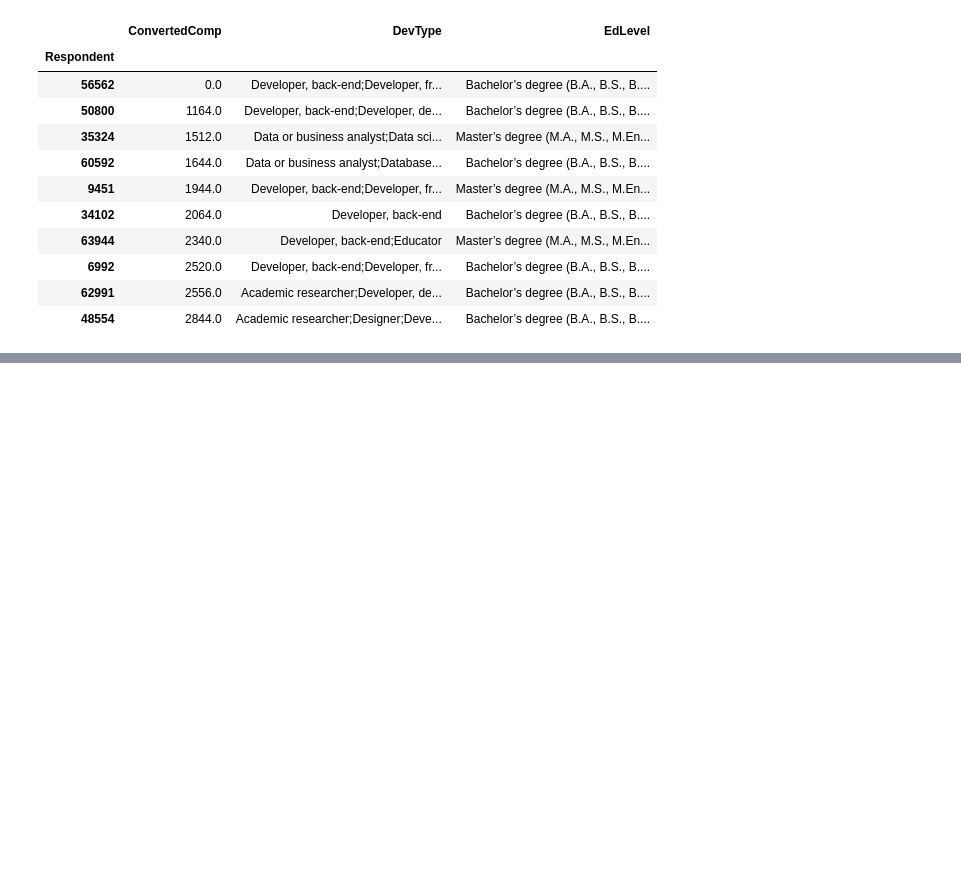
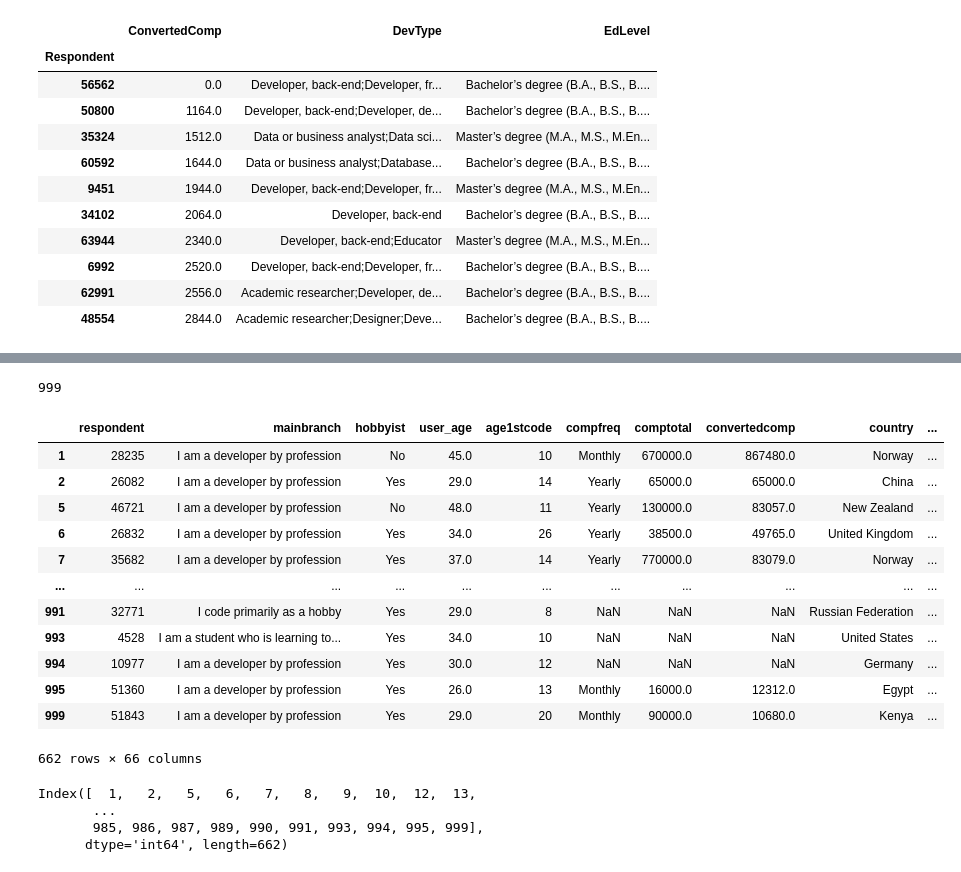
Before and after one commit to znxayn/learning_git, a Jupyter notebook: Panda_sorting_updating.ipynb, the cells around one changed output, grey strips where cells are left out. Cells and saved outputs as stored; diff of their text form; code cells hidden in the pictures; blank space fills up the shorter version.

```diff
--- a/Panda_sorting_updating.ipynb
+++ b/Panda_sorting_updating.ipynb
@@ -271,0 +797,2 @@ poorest_users[['ConvertedComp', 'DevType', 'EdLevel']] # 查看这些用户的
+# %%
+survey_df[['job_fac1', 'job_fac2', 'job_fac3']] = survey_df['jobfactors'].str.split(';', expand = True)
@@ -271,0 +838,2 @@ poorest_users[['ConvertedComp', 'DevType', 'EdLevel']] # 查看这些用户的
+# %%
+survey_df.drop(columns = ['job_fac1'], inplace = True)
@@ -271,0 +886,3 @@ poorest_users[['ConvertedComp', 'DevType', 'EdLevel']] # 查看这些用户的
+# %%
+survey_df.drop(index = 4, inplace = True)
+survey_df.head(5)
@@ -271,0 +912,2 @@ poorest_users[['ConvertedComp', 'DevType', 'EdLevel']] # 查看这些用户的
+# %%
+age_filter = survey_df['user_age'] < 50
@@ -271,0 +929,27 @@ poorest_users[['ConvertedComp', 'DevType', 'EdLevel']] # 查看这些用户的
+# %%
+age_filter.count()
+# %% [output]
+999
+# %%
+survey_df[age_filter]
+# %% [output]
+|  | respondent | mainbranch | hobbyist | user_age | age1stcode | compfreq | comptotal | convertedcomp | country | ... |
+| 1 | 28235 | I am a developer by profession | No | 45.0 | 10 | Monthly | 670000.0 | 867480.0 | Norway | ... |
+| 2 | 26082 | I am a developer by profession | Yes | 29.0 | 14 | Yearly | 65000.0 | 65000.0 | China | ... |
+| 5 | 46721 | I am a developer by profession | No | 48.0 | 11 | Yearly | 130000.0 | 83057.0 | New Zealand | ... |
+| 6 | 26832 | I am a developer by profession | Yes | 34.0 | 26 | Yearly | 38500.0 | 49765.0 | United Kingdom | ... |
+| 7 | 35682 | I am a developer by profession | Yes | 37.0 | 14 | Yearly | 770000.0 | 83079.0 | Norway | ... |
+| ... | ... | ... | ... | ... | ... | ... | ... | ... | ... | ... |
+| 991 | 32771 | I code primarily as a hobby | Yes | 29.0 | 8 | NaN | NaN | NaN | Russian Federation | ... |
+| 993 | 4528 | I am a student who is learning to... | Yes | 34.0 | 10 | NaN | NaN | NaN | United States | ... |
+| 994 | 10977 | I am a developer by profession | Yes | 30.0 | 12 | NaN | NaN | NaN | Germany | ... |
+| 995 | 51360 | I am a developer by profession | Yes | 26.0 | 13 | Monthly | 16000.0 | 12312.0 | Egypt | ... |
+| 999 | 51843 | I am a developer by profession | Yes | 29.0 | 20 | Monthly | 90000.0 | 10680.0 | Kenya | ... |
+662 rows × 66 columns
+# %%
+survey_df[age_filter].index
+# %% [output]
+Index([  1,   2,   5,   6,   7,   8,   9,  10,  12,  13,
+       ...
+       985, 986, 987, 989, 990, 991, 993, 994, 995, 999],
+      dtype='int64', length=662)
```
Also changed, not shown: parts of 89 cells of this notebook.
